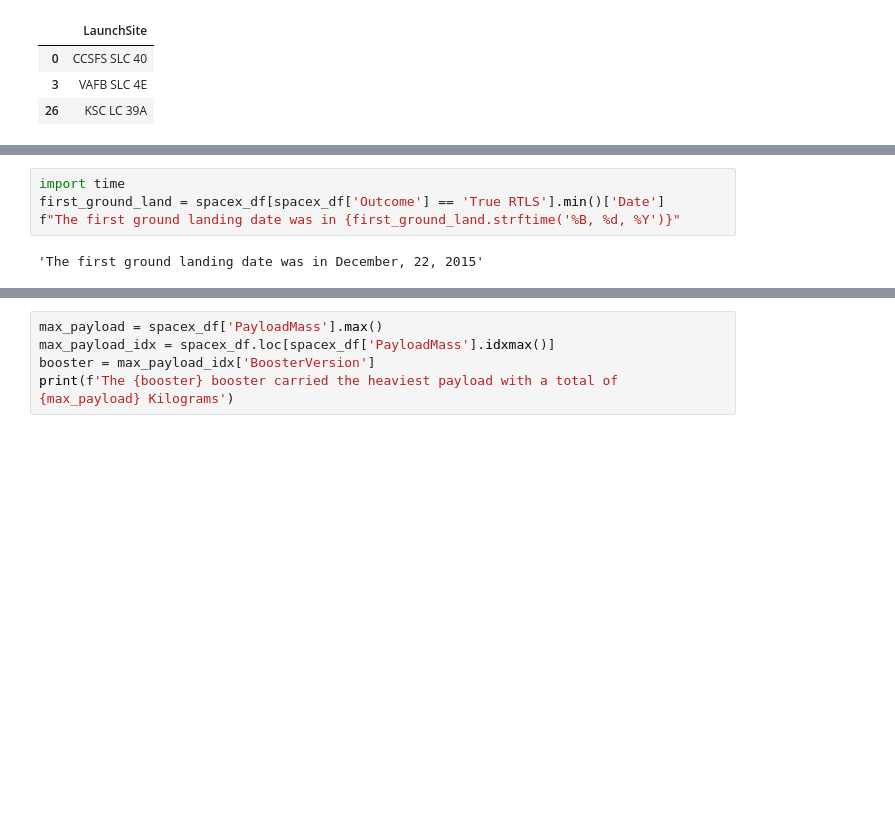
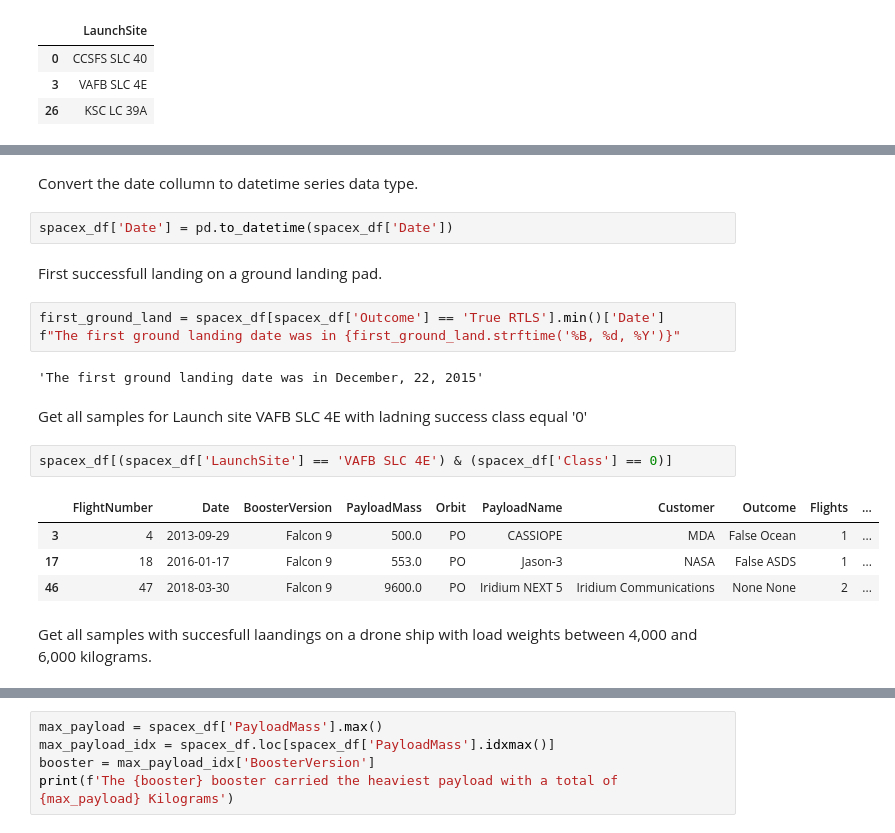
Before and after one commit to amroca79/IBM-Applied-Data-Science-Capstone, a Jupyter notebook: Appendix.ipynb, the cells around one changed output, grey strips where cells are left out. Saved outputs shown, nothing was run; the diff lists cells and outputs as text; blank space fills up the shorter version.

```diff
--- a/Appendix.ipynb
+++ b/Appendix.ipynb
@@ -65,12 +73,28 @@ ccs_site.head()
 | 2 | 3 | 2013-03-01 | Falcon 9 | 677.0 | ISS | CRS-2 | NASA (CRS) | None None | 1 | ... |
 | 4 | 5 | 2013-12-03 | Falcon 9 | 3170.0 | GTO | SES-8 | SES | None None | 1 | ... |
 | 5 | 6 | 2014-01-06 | Falcon 9 | 3325.0 | GTO | Thaicom 6 | Thaicom | None None | 1 | ... |
+# %% [markdown]
+Convert the date collumn to datetime series data type.
+# %%
+spacex_df['Date'] = pd.to_datetime(spacex_df['Date'])
+# %% [markdown]
+First successfull landing on a ground landing pad.
 # %%
-import time
 first_ground_land = spacex_df[spacex_df['Outcome'] == 'True RTLS'].min()['Date']
 f"The first ground landing date was in {first_ground_land.strftime('%B, %d, %Y')}"
 # %% [output]
 'The first ground landing date was in December, 22, 2015'
+# %% [markdown]
+Get all samples for Launch site VAFB SLC 4E with ladning success class equal '0'
+# %%
+spacex_df[(spacex_df['LaunchSite'] == 'VAFB SLC 4E') & (spacex_df['Class'] == 0)]
+# %% [output]
+|  | FlightNumber | Date | BoosterVersion | PayloadMass | Orbit | PayloadName | Customer | Outcome | Flights | ... |
+| 3 | 4 | 2013-09-29 | Falcon 9 | 500.0 | PO | CASSIOPE | MDA | False Ocean | 1 | ... |
+| 17 | 18 | 2016-01-17 | Falcon 9 | 553.0 | PO | Jason-3 | NASA | False ASDS | 1 | ... |
+| 46 | 47 | 2018-03-30 | Falcon 9 | 9600.0 | PO | Iridium NEXT 5 | Iridium Communications | None None | 2 | ... |
+# %% [markdown]
+Get all samples with succesfull laandings on a drone ship with load weights between 4,000 and 6,000 kilograms.
 # %%
 true_asds = spacex_df[spacex_df['Outcome'] == 'True ASDS']
 asds_payload_range = true_asds[true_asds['PayloadMass'].between(4000,6000)]
```
Also changed, not shown: parts of 31 cells of this notebook.
